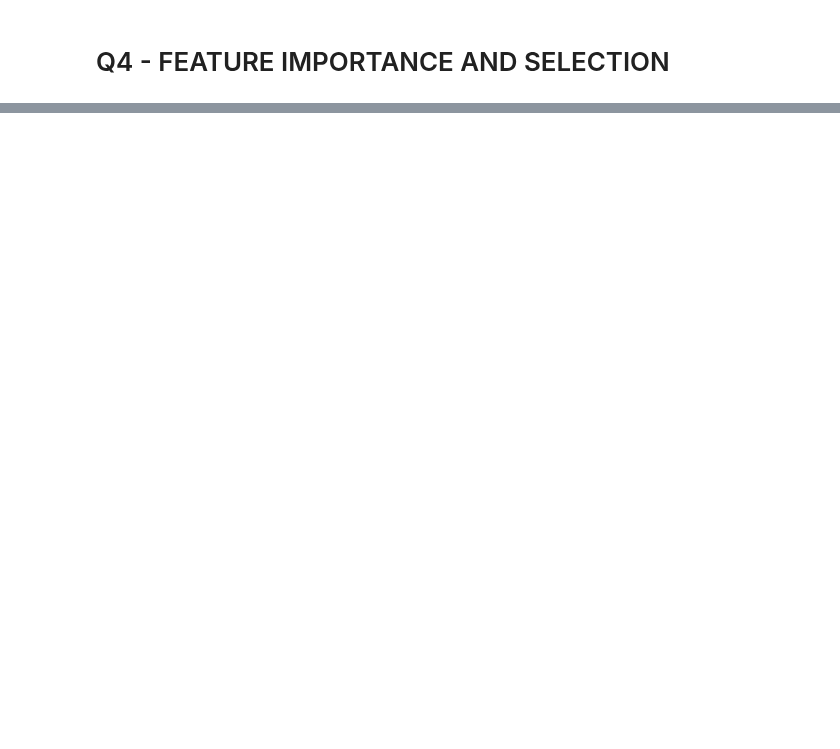
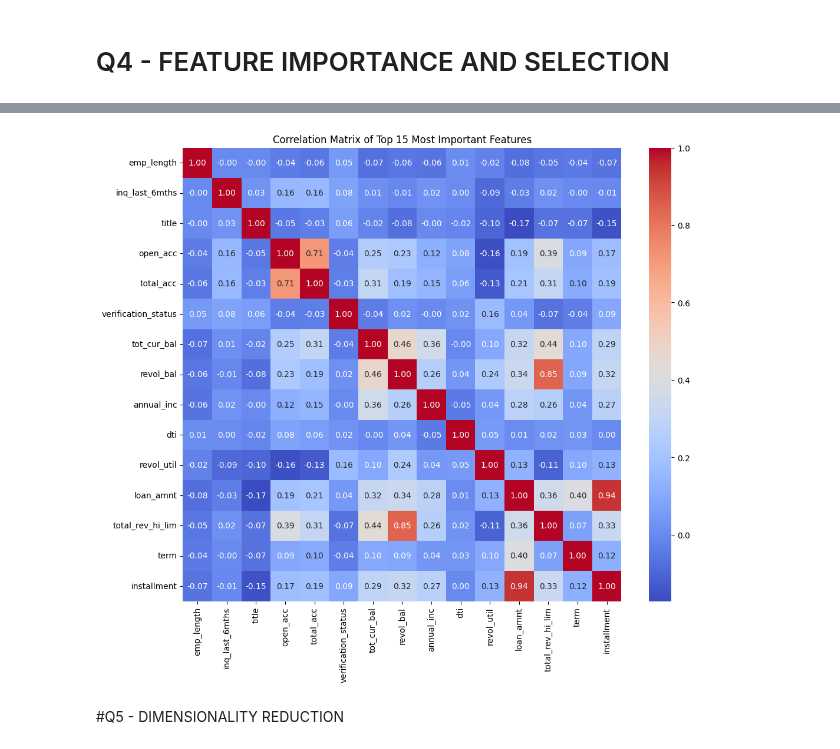
Before and after one commit to lazarosgogos/ML-exercises, a Jupyter notebook: ML_Project_6.ipynb, the cells around one changed output, grey strips where cells are left out. Saved outputs shown, nothing was run; the diff lists cells and outputs as text; code cells hidden in the pictures; blank space fills up the shorter version.

```diff
--- a/ML_Project_6.ipynb
+++ b/ML_Project_6.ipynb
@@ -278,0 +297,30 @@ Unique values for 'application_type':
+# %%
+# Get feature names used for training (excluding the target column)
+feature_names_for_training = list(final_df.drop(columns=['target']).columns)
+
+top_15_feature_indices = index
+top_15_feature_names = [feature_names_for_training[i] for i in top_15_feature_indices]
+
+# print("Top 15 Most Important Features:")
+# print(top_15_feature_names)
+
+# Select these features from the final_df
+df_top_features = final_df[top_15_feature_names]
+# Calculate the correlation matrix
+correlation_matrix = df_top_features.corr()
+
+# print("\nCorrelation Matrix of Top 15 Features:")
+# display(correlation_matrix)
+# %%
+import matplotlib.pyplot as plt
+import seaborn as sns
+
+# Visualize the correlation matrix using a heatmap
+plt.figure(figsize=(12, 10))
+sns.heatmap(correlation_matrix, annot=True, cmap='coolwarm', fmt=".2f")
+plt.title('Correlation Matrix of Top 15 Most Important Features')
+plt.show()
+# %% [output]
+[figure, added]
+# %% [markdown]
+#Q5 - DIMENSIONALITY REDUCTION
```
Also changed, not shown: parts of 11 cells of this notebook.
